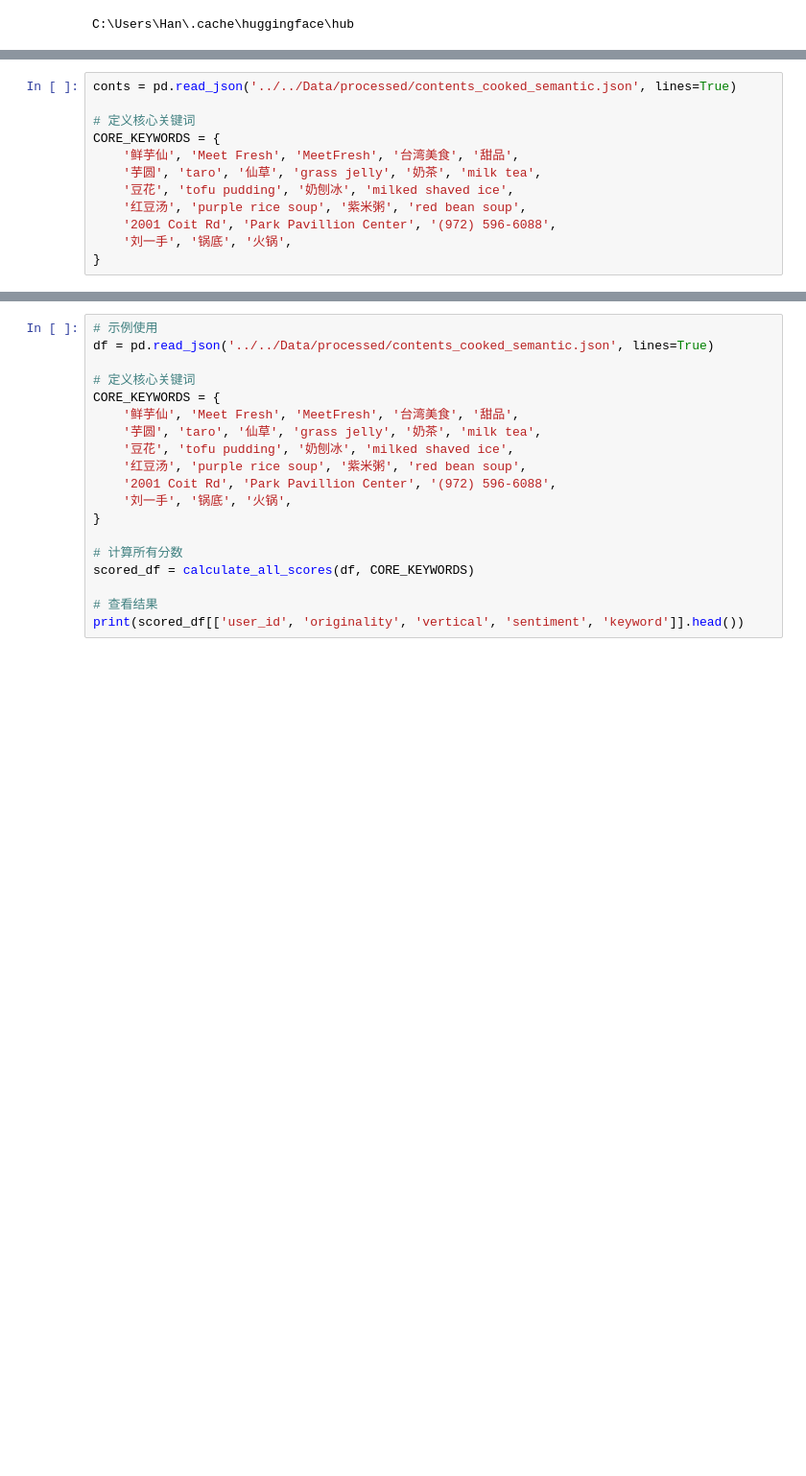
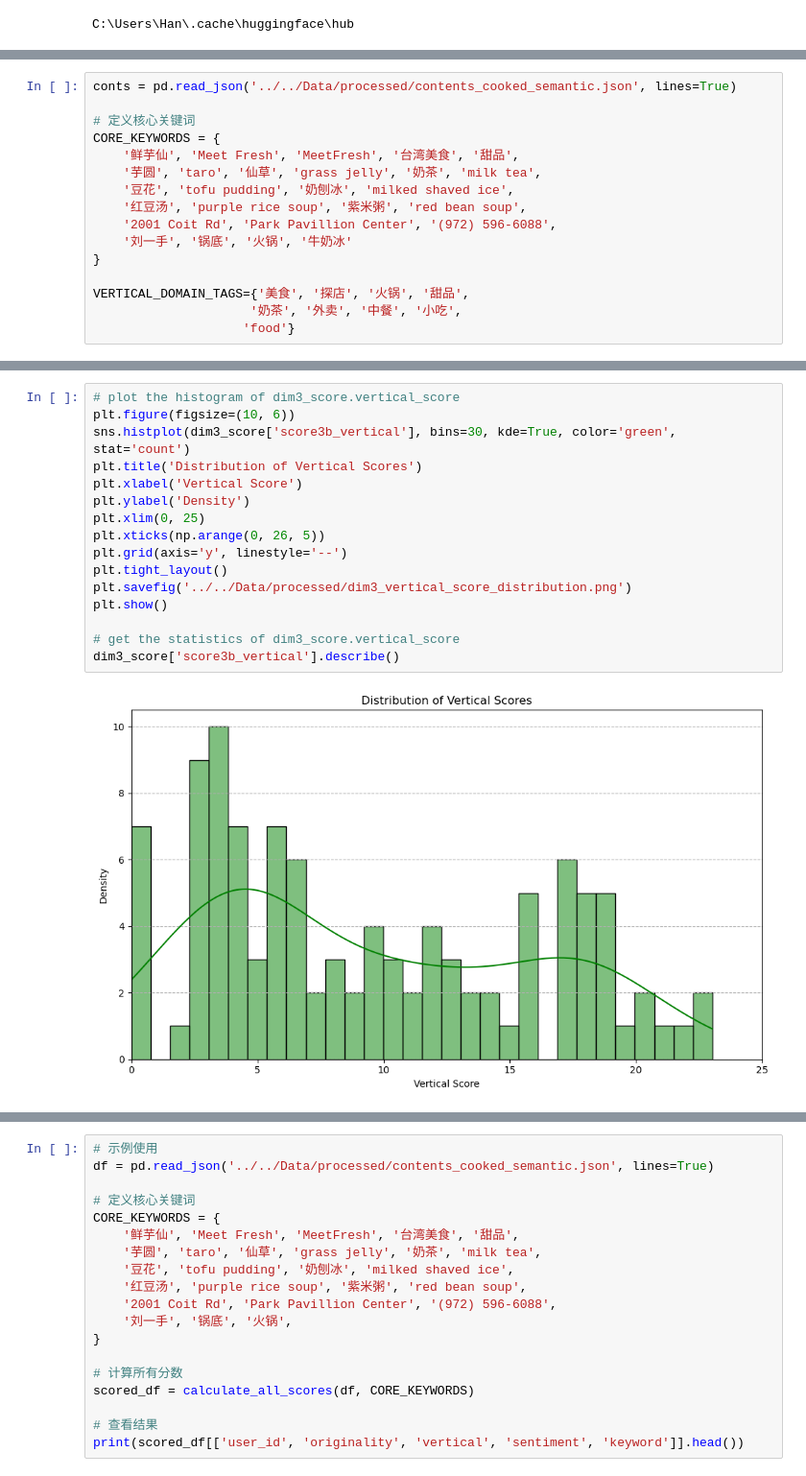
Before and after one commit to Dr-Spicy/MF_KOC, a Jupyter notebook: Scoring/dim.3/content_scoring.ipynb, the cells around one changed output, grey strips where cells are left out. Shown at 96% size. Cells and saved outputs as stored; diff of their text form; blank space fills up the shorter version.

```diff
--- a/Scoring/dim.3/content_scoring.ipynb
+++ b/Scoring/dim.3/content_scoring.ipynb
@@ -29,5 +32,9 @@ CORE_KEYWORDS = {
     '豆花', 'tofu pudding', '奶刨冰', 'milked shaved ice',
     '红豆汤', 'purple rice soup', '紫米粥', 'red bean soup',
     '2001 Coit Rd', 'Park Pavillion Center', '(972) 596-6088',
-    '刘一手', '锅底', '火锅',
+    '刘一手', '锅底', '火锅', '牛奶冰'
 }
+
+VERTICAL_DOMAIN_TAGS={'美食', '探店', '火锅', '甜品',
+                     '奶茶', '外卖', '中餐', '小吃',
+                    'food'}
@@ -471,0 +433,18 @@ Name: vertical_score, dtype: float64
+# %%
+# plot the histogram of dim3_score.vertical_score
+plt.figure(figsize=(10, 6))
+sns.histplot(dim3_score['score3b_vertical'], bins=30, kde=True, color='green', stat='count')
+plt.title('Distribution of Vertical Scores')
+plt.xlabel('Vertical Score')
+plt.ylabel('Density')
+plt.xlim(0, 25)
+plt.xticks(np.arange(0, 26, 5))
+plt.grid(axis='y', linestyle='--')
+plt.tight_layout()
+plt.savefig('../../Data/processed/dim3_vertical_score_distribution.png')
+plt.show()
+
+# get the statistics of dim3_score.vertical_score
+dim3_score['score3b_vertical'].describe()
+# %% [output]
+[figure, added]
```
Also changed, not shown: parts of 19 cells of this notebook, 9 other files.
